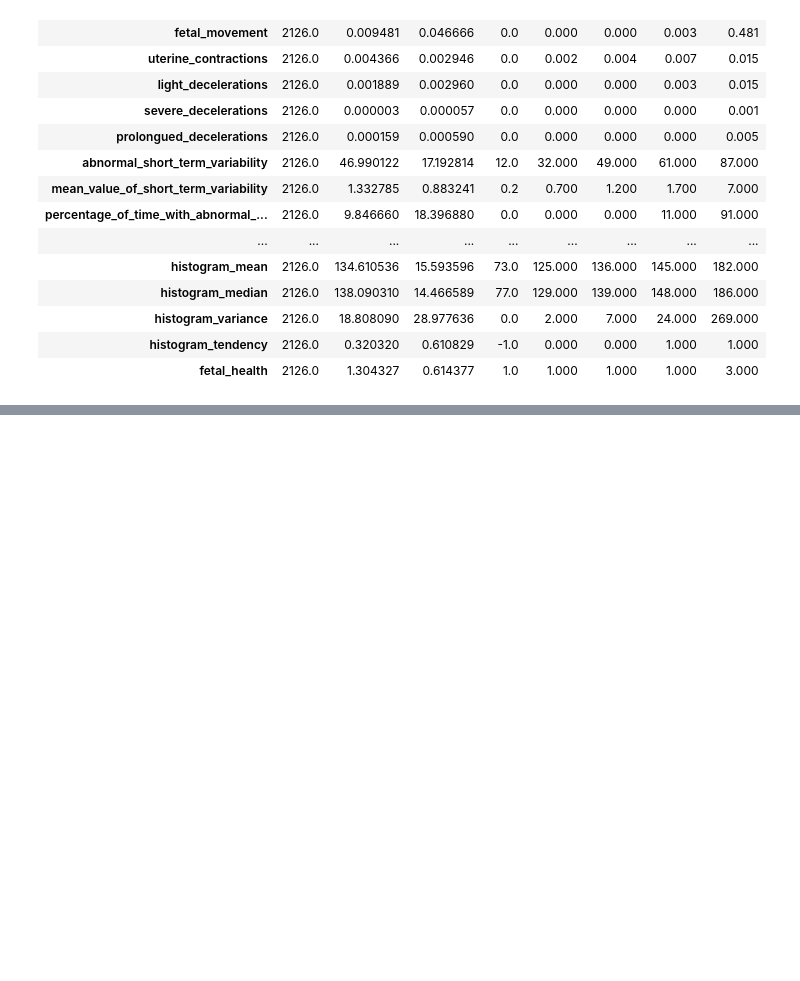
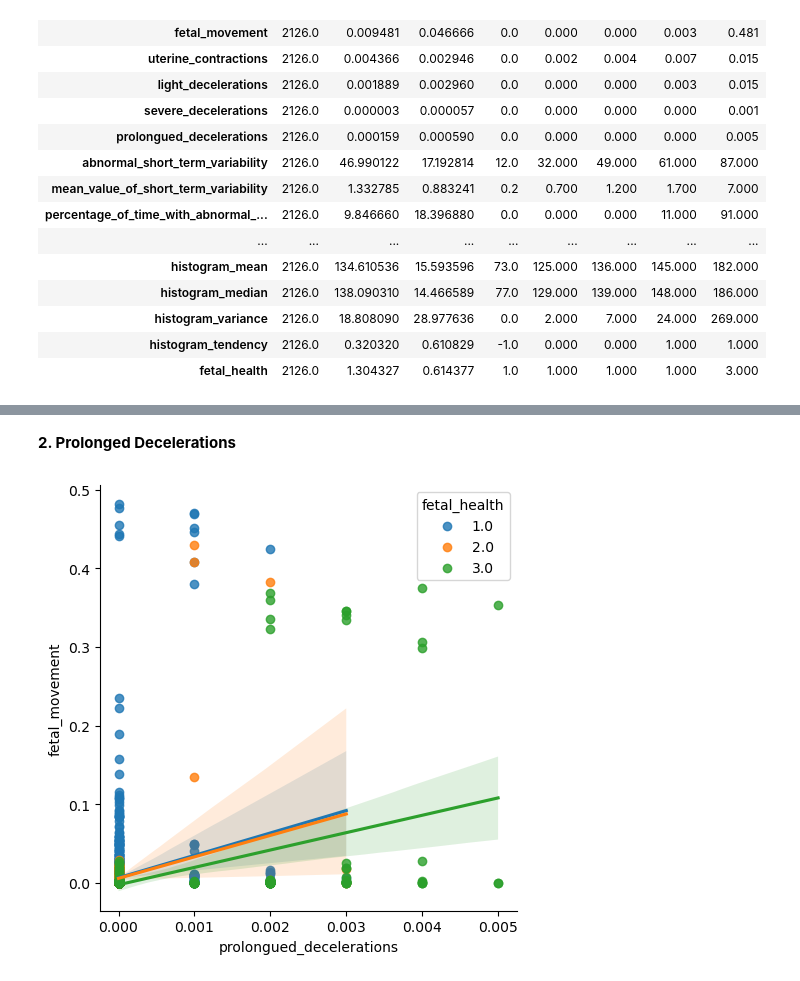
Before and after one commit to evanyan13/fetu_poc, a Jupyter notebook: proof_of_concept/classification_sklearn.ipynb, the cells around one changed output, grey strips where cells are left out. Saved outputs shown, nothing was run; the diff lists cells and outputs as text; code cells hidden in the pictures; blank space fills up the shorter version.

```diff
--- a/proof_of_concept/classification_sklearn.ipynb
+++ b/proof_of_concept/classification_sklearn.ipynb
@@ -121,0 +175,7 @@ data.describe().T
+# %% [markdown]
+**2. Prolonged Decelerations**
+# %%
+sns.lmplot(data =data,x="prolongued_decelerations",y="fetal_movement", hue="fetal_health",legend_out=False)
+plt.show()
+# %% [output]
+[figure, added]
```
Also changed, not shown: parts of 12 cells of this notebook.
